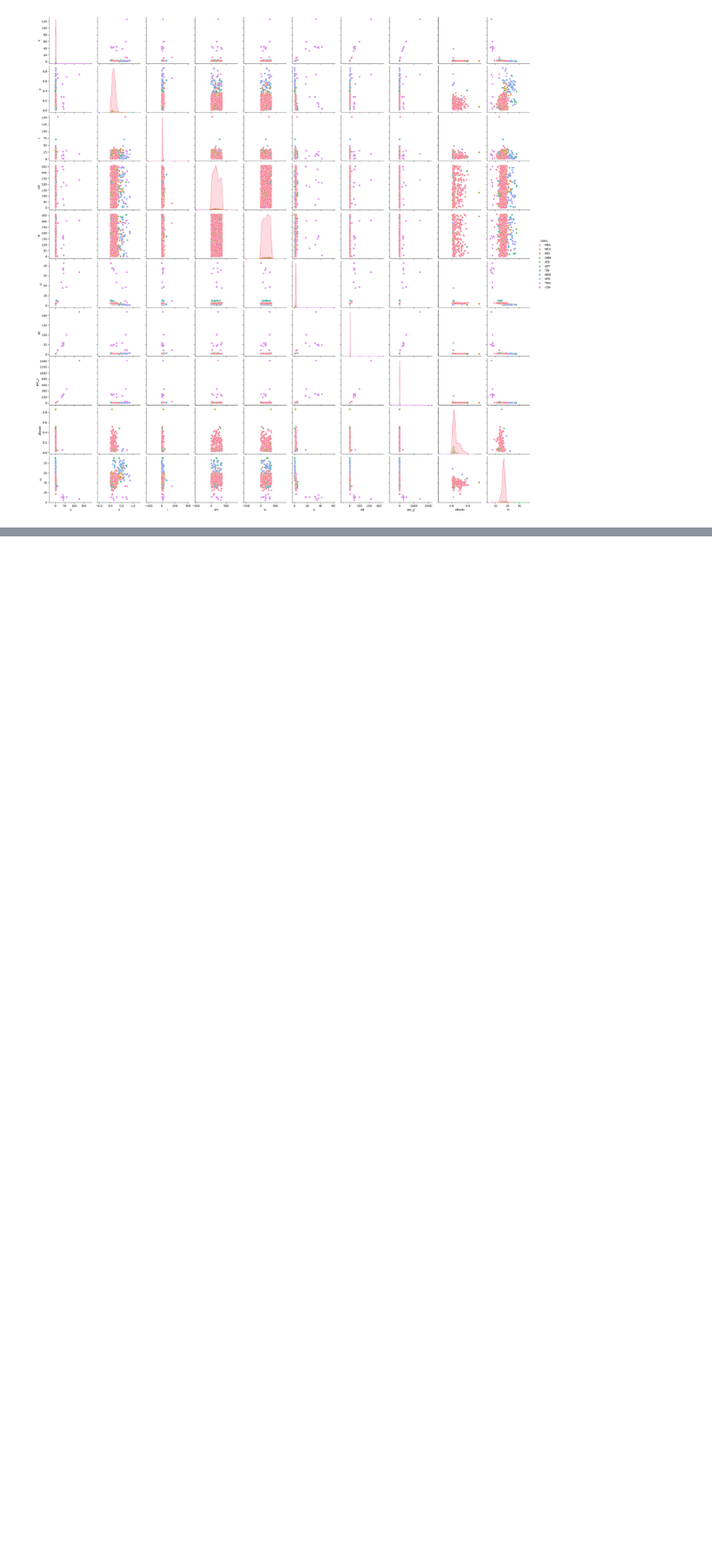
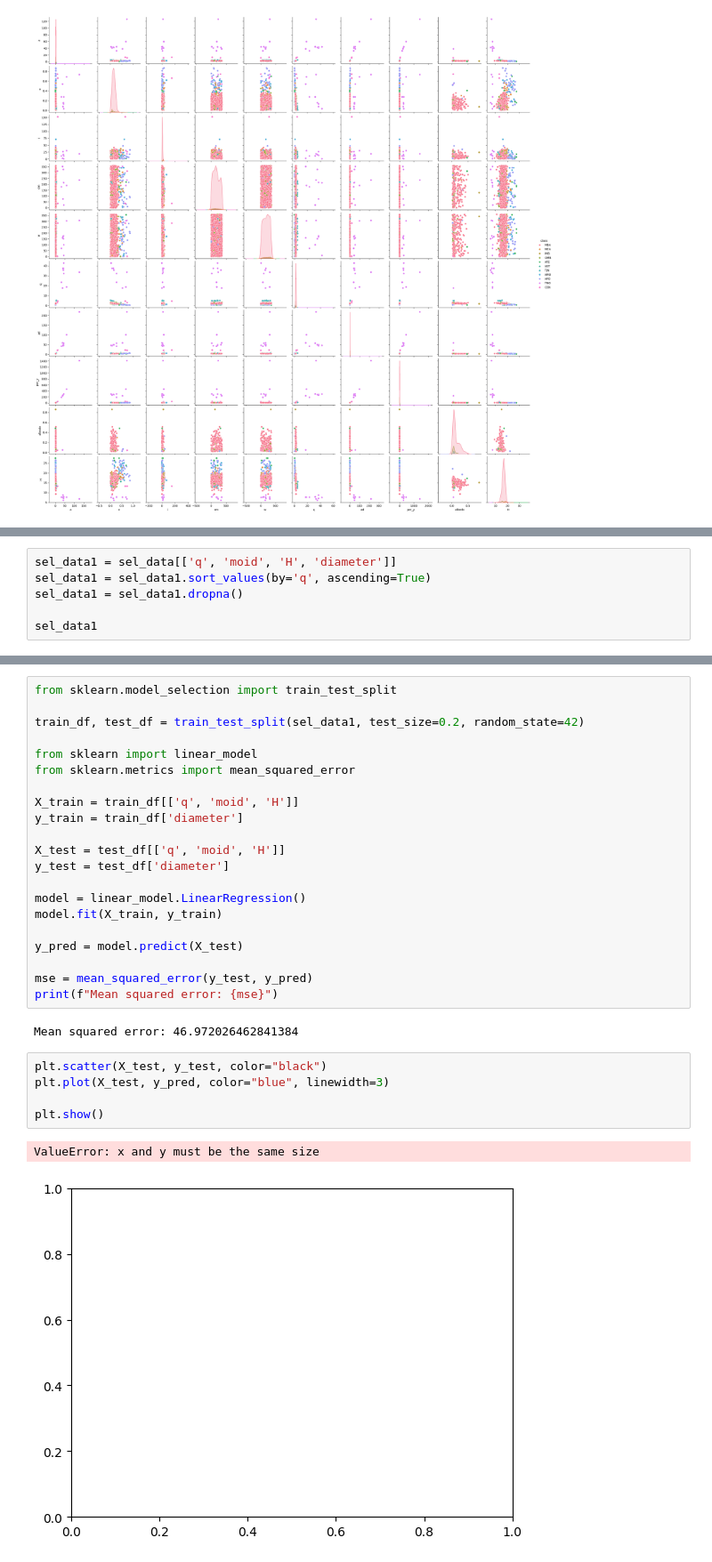
Before and after one commit to harshilxd/Asteroid-Feature-Prediction, a Jupyter notebook: source/Exploring_Asteroid_Dataset.ipynb, the cells around one changed output, grey strips where cells are left out. Shown at 89% size. Drawn from its saved outputs; the diff is of its cells as text; blank space fills up the shorter version.

```diff
--- a/source/Exploring_Asteroid_Dataset.ipynb
+++ b/source/Exploring_Asteroid_Dataset.ipynb
@@ -185,0 +196,6 @@ sns.pairplot(data[['a','e','i','om','w','q','ad','per_y','diameter','class', 'al
+# %%
+sel_data1 = sel_data[['q', 'moid', 'H', 'diameter']]
+sel_data1 = sel_data1.sort_values(by='q', ascending=True)
+sel_data1 = sel_data1.dropna()
+
+sel_data1
@@ -185,0 +216,31 @@ sns.pairplot(data[['a','e','i','om','w','q','ad','per_y','diameter','class', 'al
+# %%
+from sklearn.model_selection import train_test_split
+
+train_df, test_df = train_test_split(sel_data1, test_size=0.2, random_state=42)
+
+from sklearn import linear_model
+from sklearn.metrics import mean_squared_error
+
+X_train = train_df[['q', 'moid', 'H']]
+y_train = train_df['diameter']
+
+X_test = test_df[['q', 'moid', 'H']]
+y_test = test_df['diameter']
+
+model = linear_model.LinearRegression()
+model.fit(X_train, y_train)
+
+y_pred = model.predict(X_test)
+
+mse = mean_squared_error(y_test, y_pred)
+print(f"Mean squared error: {mse}")
+# %% [output]
+Mean squared error: 46.972026462841384
+# %%
+plt.scatter(X_test, y_test, color="black")
+plt.plot(X_test, y_pred, color="blue", linewidth=3)
+
+plt.show()
+# %% [output]
+ValueError: x and y must be the same size
+[figure, added]
```
Also changed, not shown: parts of 7 cells of this notebook.
